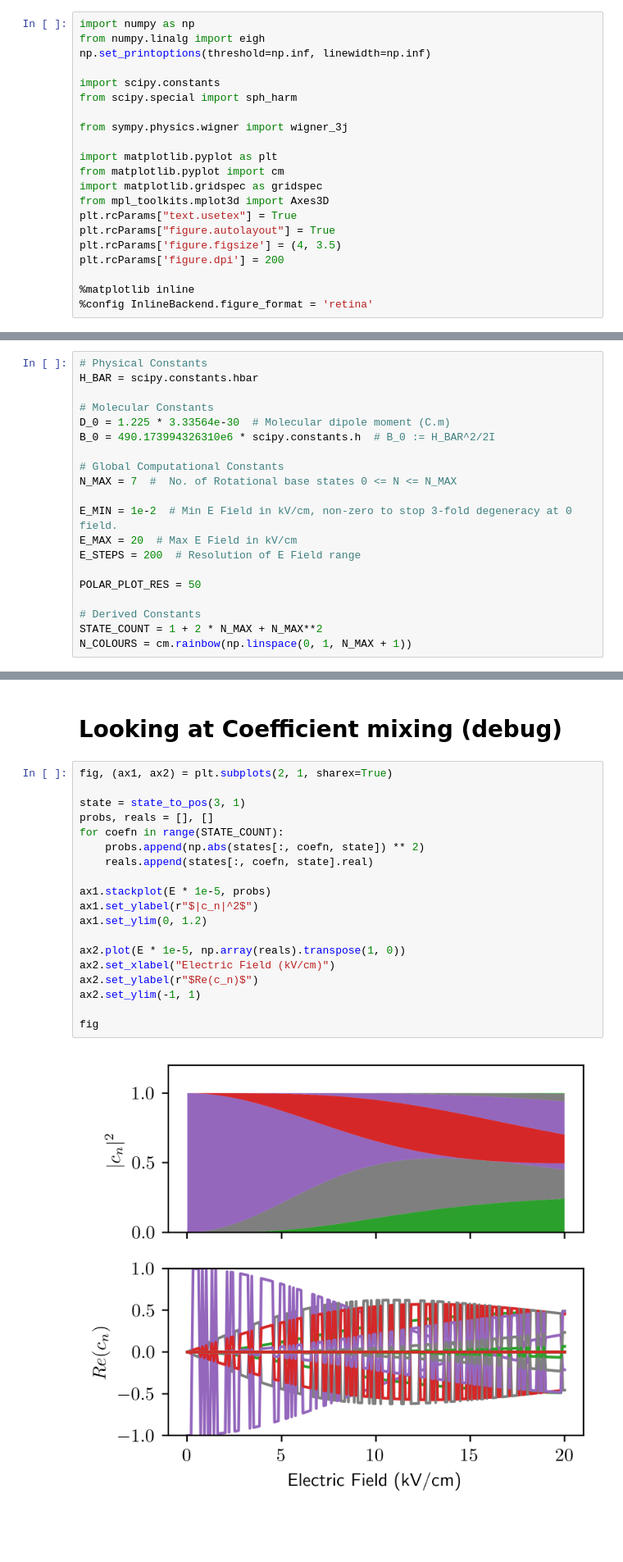
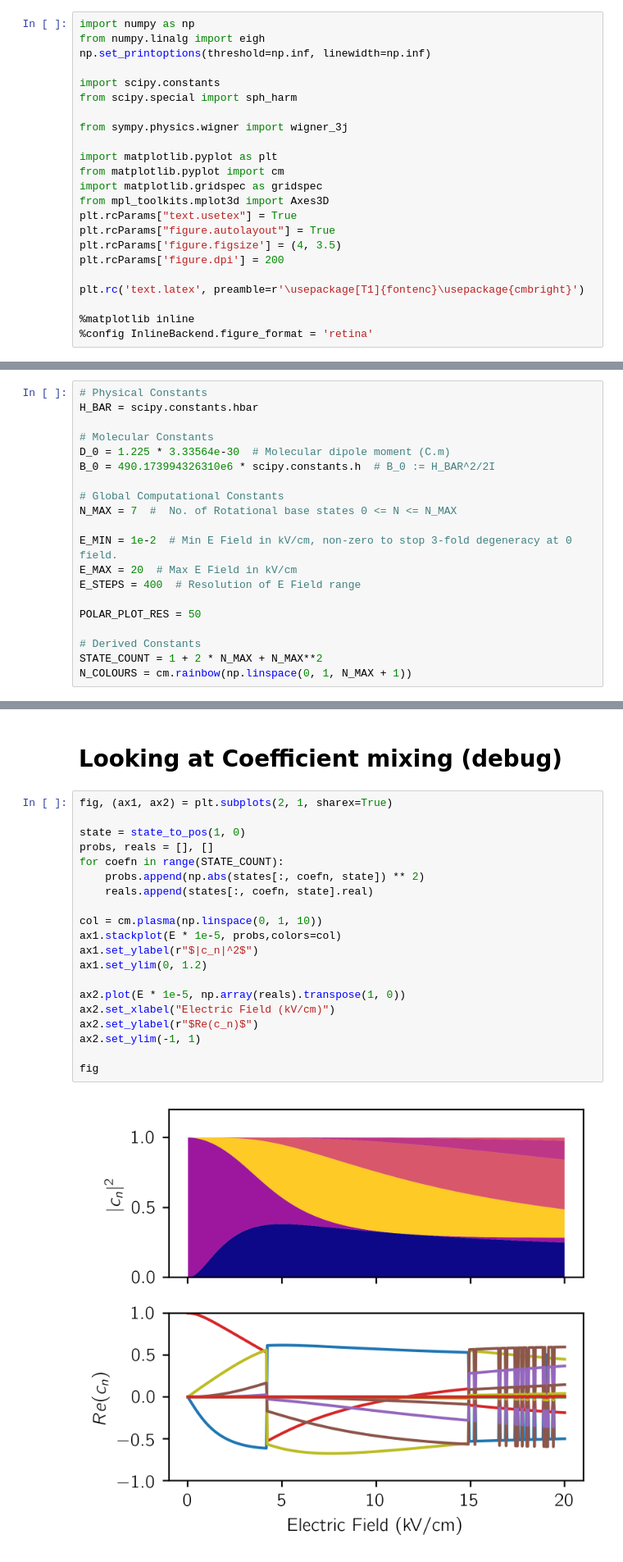
Before and after one commit to tomhepz/MolecularEnergyLevels, a Jupyter notebook: notebooks/raw-dc-stark.ipynb, the cells around one changed output, grey strips where cells are left out. Shown at 82% size. Drawn from its saved outputs; the diff is of its cells as text; blank space fills up the shorter version.

```diff
--- a/notebooks/raw-dc-stark.ipynb
+++ b/notebooks/raw-dc-stark.ipynb
@@ -19,6 +19,8 @@ plt.rcParams["figure.autolayout"] = True
 plt.rcParams['figure.figsize'] = (4, 3.5)
 plt.rcParams['figure.dpi'] = 200
 
+plt.rc('text.latex', preamble=r'\usepackage[T1]{fontenc}\usepackage{cmbright}')
+
 %matplotlib inline
 %config InlineBackend.figure_format = 'retina'
 # %% [markdown]
@@ -36,7 +38,7 @@ N_MAX = 7  #  No. of Rotational base states 0 <= N <= N_MAX
 
 E_MIN = 1e-2  # Min E Field in kV/cm, non-zero to stop 3-fold degeneracy at 0 field.
 E_MAX = 20  # Max E Field in kV/cm
-E_STEPS = 200  # Resolution of E Field range
+E_STEPS = 400  # Resolution of E Field range
 
 POLAR_PLOT_RES = 50
 
@@ -205,21 +228,22 @@ energies, states = sort_smooth(energies, states)
 # %%
 fig, (ax1, ax2) = plt.subplots(2, 1, sharex=True)
 
-state = state_to_pos(3, 1)
+state = state_to_pos(1, 0)
 probs, reals = [], []
 for coefn in range(STATE_COUNT):
     probs.append(np.abs(states[:, coefn, state]) ** 2)
     reals.append(states[:, coefn, state].real)
 
-ax1.stackplot(E * 1e-5, probs)
+col = cm.plasma(np.linspace(0, 1, 10))
+ax1.stackplot(E * 1e-5, probs,colors=col)
 ax1.set_ylabel(r"$|c_n|^2$")
 ax1.set_ylim(0, 1.2)
 
 ax2.plot(E * 1e-5, np.array(reals).transpose(1, 0))
 ax2.set_xlabel("Electric Field (kV/cm)")
 ax2.set_ylabel(r"$Re(c_n)$")
 ax2.set_ylim(-1, 1)
 
 fig
 # %% [output]
-[figure, old version]
+[figure, new version]
```
Also changed, not shown: parts of 12 cells of this notebook, 16 other files.
